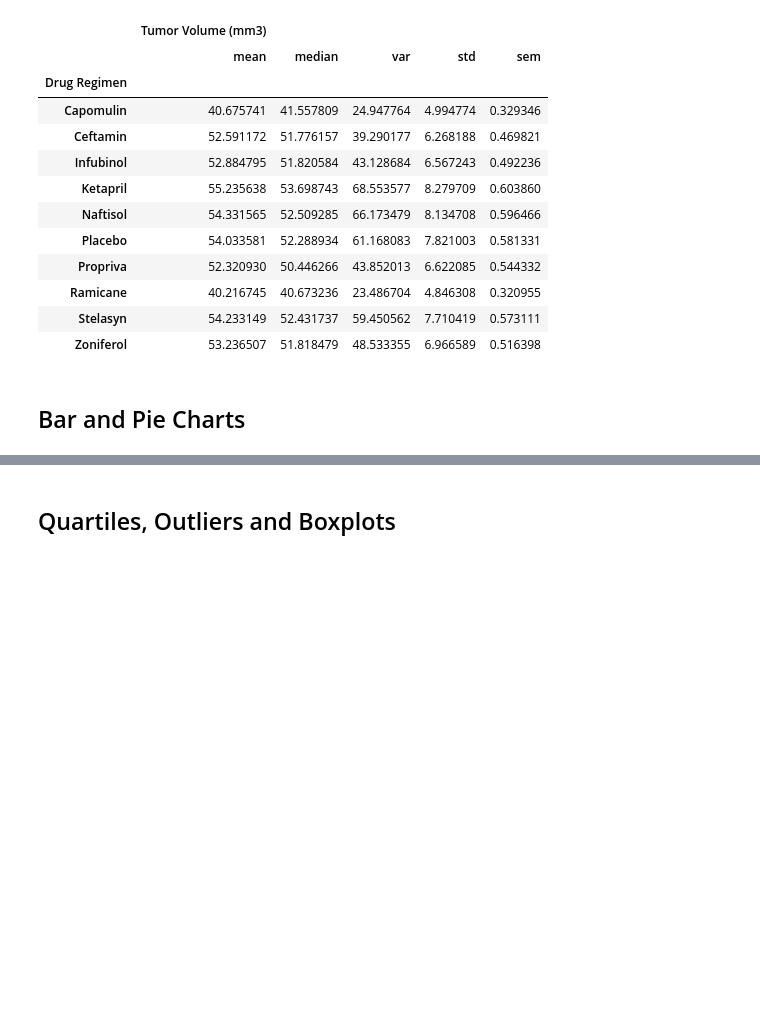
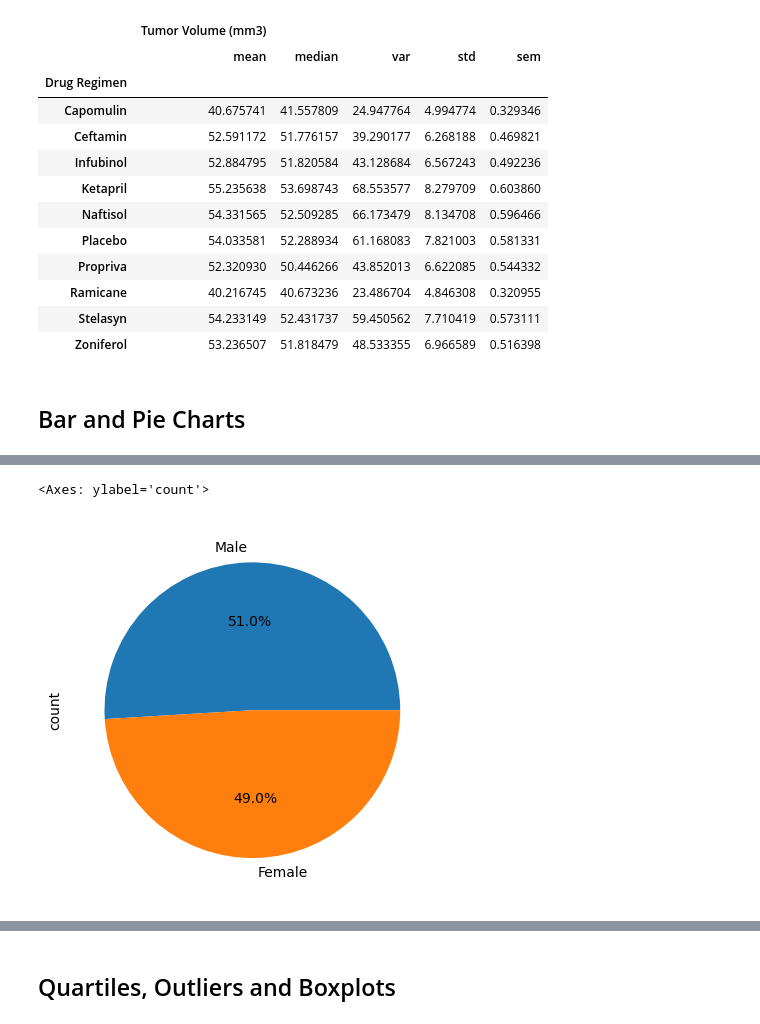
Before and after one commit to AdamKarner/data_visualization-challenge, a Jupyter notebook: Pymaceuticals/pymaceuticals.ipynb, the cells around one changed output, grey strips where cells are left out. Cells and saved outputs as stored; diff of their text form; code cells hidden in the pictures; blank space fills up the shorter version.

```diff
--- a/Pymaceuticals/pymaceuticals.ipynb
+++ b/Pymaceuticals/pymaceuticals.ipynb
@@ -159 +198,15 @@ summary_stats
+# %%
+# Generate a pie chart, using Pandas, showing the distribution of unique female versus male mice used in the study
+
+# Get the unique mice with their gender
+sex_counts = summary_results_cleaned['Sex'].value_counts()
+
+# Make the pie chart
+sex_counts.plot(kind='pie', autopct='%.1f%%', legend=False)
+
+
+#####  My percentages are different from yours in teh starter file because the starter files used the uncleaned summary data that still had duplicates instead of the cleaned up unique values.
+# %% [output]
+<Axes: ylabel='count'>
+[figure, added]
 # %%
```
Also changed, not shown: parts of 23 cells of this notebook, 1 other file.
